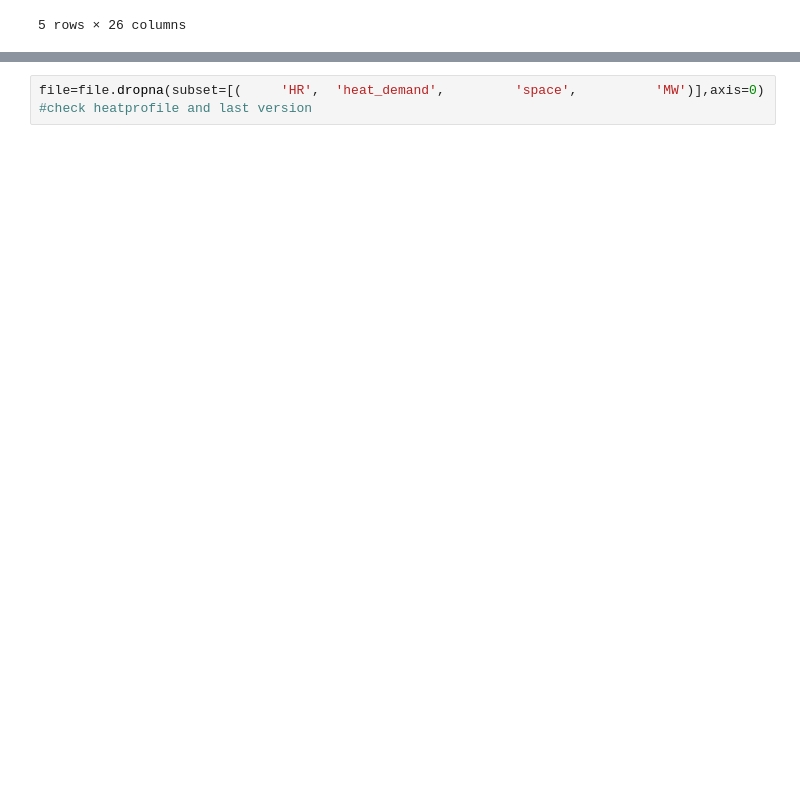
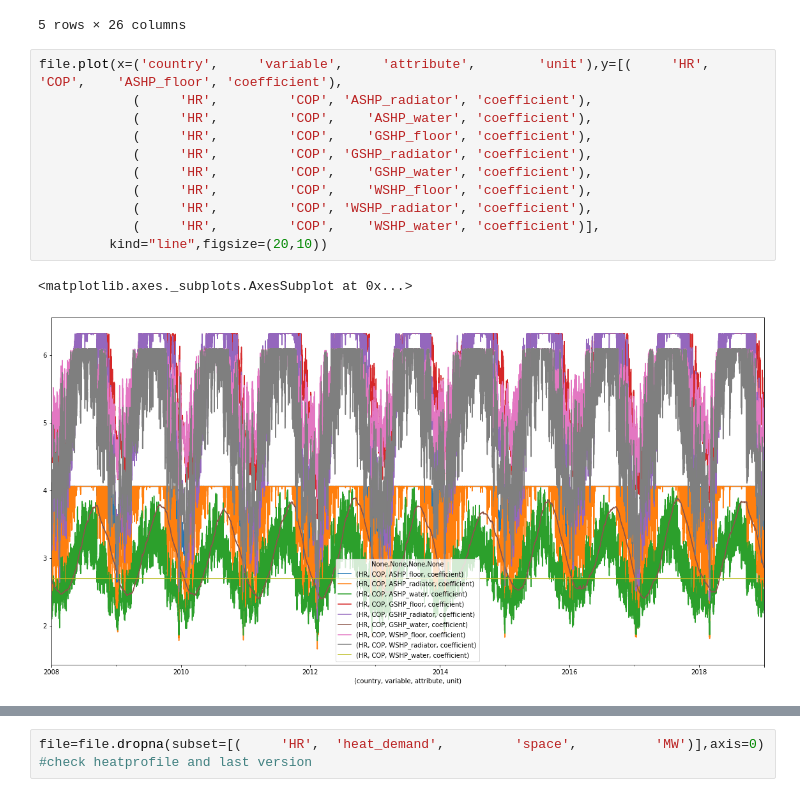
Before and after one commit to ehlimana/EMS, a Jupyter notebook: Untitled2.ipynb, the cells around one changed output, grey strips where cells are left out. Saved outputs shown, nothing was run; the diff lists cells and outputs as text; blank space fills up the shorter version.

```diff
--- a/Untitled2.ipynb
+++ b/Untitled2.ipynb
@@ -112,4 +97,18 @@ file.head()
 | 3 | 2008-01-01 01:00:00+00:00 | 2008-01-01 02:00:00+00:00 | 2.96 | 2.44 | 2.16 | 4.58 | 3.36 | 2.7 | ... |
 | 4 | 2008-01-01 02:00:00+00:00 | 2008-01-01 03:00:00+00:00 | 2.96 | 2.44 | 2.16 | 4.58 | 3.36 | 2.7 | ... |
 5 rows × 26 columns
+# %%
+file.plot(x=('country',     'variable',     'attribute',        'unit'),y=[(     'HR',         'COP',    'ASHP_floor', 'coefficient'),
+            (     'HR',         'COP', 'ASHP_radiator', 'coefficient'),
+            (     'HR',         'COP',    'ASHP_water', 'coefficient'),
+            (     'HR',         'COP',    'GSHP_floor', 'coefficient'),
+            (     'HR',         'COP', 'GSHP_radiator', 'coefficient'),
+            (     'HR',         'COP',    'GSHP_water', 'coefficient'),
+            (     'HR',         'COP',    'WSHP_floor', 'coefficient'),
+            (     'HR',         'COP', 'WSHP_radiator', 'coefficient'),
+            (     'HR',         'COP',    'WSHP_water', 'coefficient')],
+         kind="line",figsize=(20,10))
+# %% [output]
+<matplotlib.axes._subplots.AxesSubplot at 0x...>
+[figure, added]
 # %%
```
Also changed, not shown: parts of 24 cells of this notebook, 3 other files.
